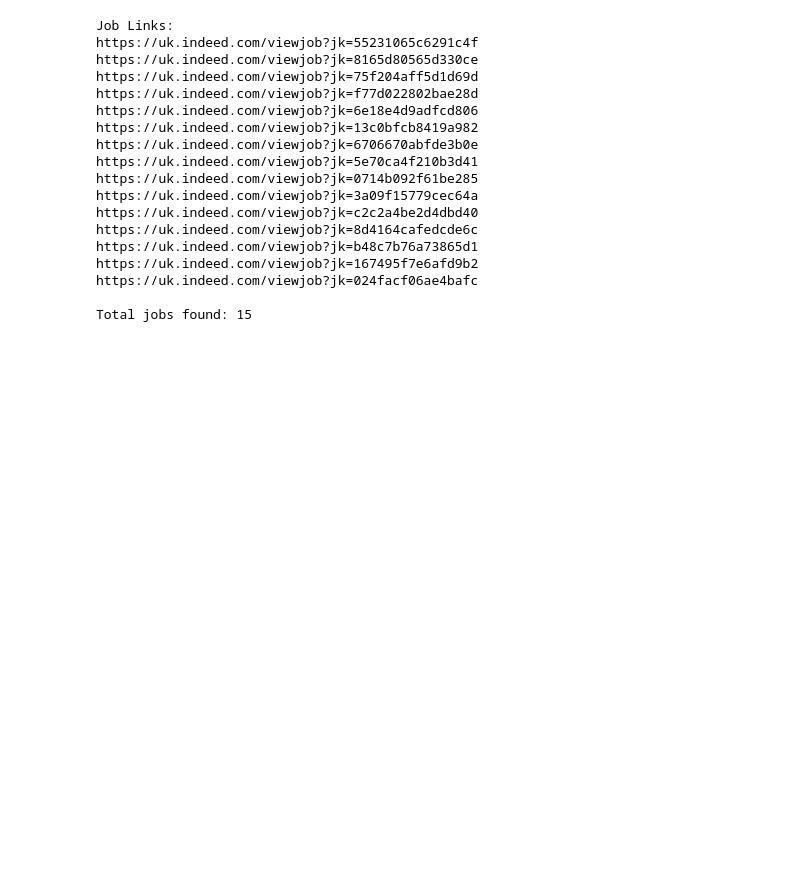
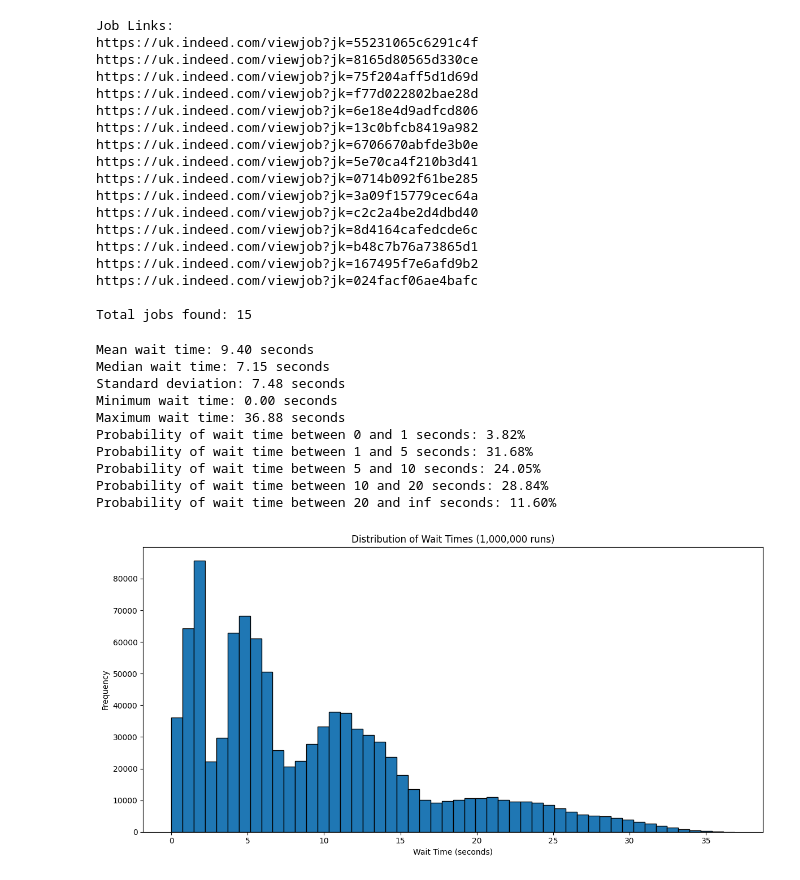
Before and after one commit to justindachille/Fit-Finder, a Jupyter notebook: examine_db.ipynb, the cells around one changed output. Saved outputs shown, nothing was run; the diff lists cells and outputs as text; code cells hidden in the pictures; blank space fills up the shorter version.

Commit message:
add more random waits for scraping

```diff
--- a/examine_db.ipynb
+++ b/examine_db.ipynb
@@ -85,3 +85,63 @@ https://uk.indeed.com/viewjob?jk=167495f7e6afd9b2
 https://uk.indeed.com/viewjob?jk=024facf06ae4bafc
 
 Total jobs found: 15
+# %%
+import random
+import matplotlib.pyplot as plt
+import numpy as np
+from tqdm import tqdm
+
+def stacked_random_wait():
+    total_wait = 0
+    if random.random() > 0.8:
+        total_wait += random.uniform(10, 20)
+    if random.random() > 0.6:
+        total_wait += random.uniform(5, 10)
+    if random.random() > 0.4:
+        total_wait += random.uniform(2, 5)
+    if random.random() > 0.2:
+        total_wait += random.uniform(1, 2)
+    if random.random() <= 0.2:  # Note: changed to <= to match the original logic
+        total_wait += random.uniform(0, 1)
+    return total_wait
+
+# Number of times to run the function
+n_runs = 1_000_000
+
+# Collect wait times
+wait_times = [stacked_random_wait() for _ in tqdm(range(n_runs))]
+
+# Create the plot
+plt.figure(figsize=(12, 6))
+plt.hist(wait_times, bins=50, edgecolor='black')
+plt.title(f'Distribution of Wait Times ({n_runs:,} runs)')
+plt.xlabel('Wait Time (seconds)')
+plt.ylabel('Frequency')
+
+# Print summary statistics
+print(f"Mean wait time: {np.mean(wait_times):.2f} seconds")
+print(f"Median wait time: {np.median(wait_times):.2f} seconds")
+print(f"Standard deviation: {np.std(wait_times):.2f} seconds")
+print(f"Minimum wait time: {min(wait_times):.2f} seconds")
+print(f"Maximum wait time: {max(wait_times):.2f} seconds")
+
+# Calculate probabilities for different ranges
+ranges = [(0, 1), (1, 5), (5, 10), (10, 20), (20, np.inf)]
+for start, end in ranges:
+    prob = sum(start <= t < end for t in wait_times) / n_runs
+    print(f"Probability of wait time between {start} and {end} seconds: {prob:.2%}")
+
+plt.tight_layout()
+plt.show()
+# %% [output]
+Mean wait time: 9.40 seconds
+Median wait time: 7.15 seconds
+Standard deviation: 7.48 seconds
+Minimum wait time: 0.00 seconds
+Maximum wait time: 36.88 seconds
+Probability of wait time between 0 and 1 seconds: 3.82%
+Probability of wait time between 1 and 5 seconds: 31.68%
+Probability of wait time between 5 and 10 seconds: 24.05%
+Probability of wait time between 10 and 20 seconds: 28.84%
+Probability of wait time between 20 and inf seconds: 11.60%
+[figure, added]
```
Also changed, not shown: 5 other files.
